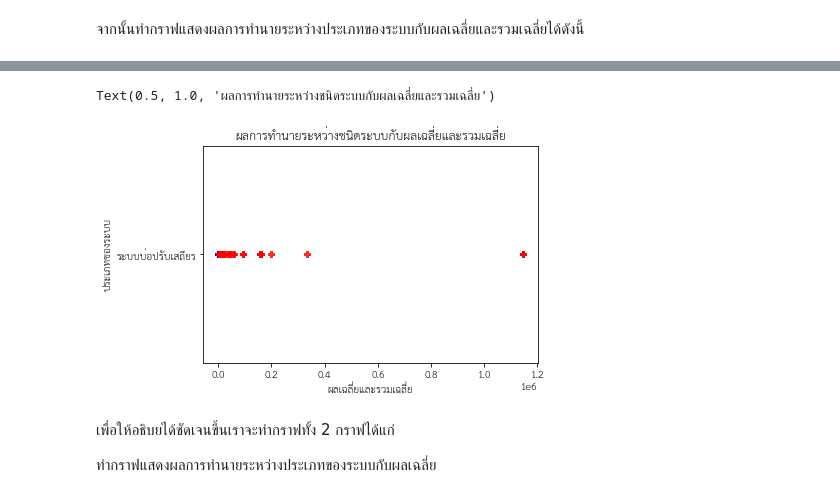
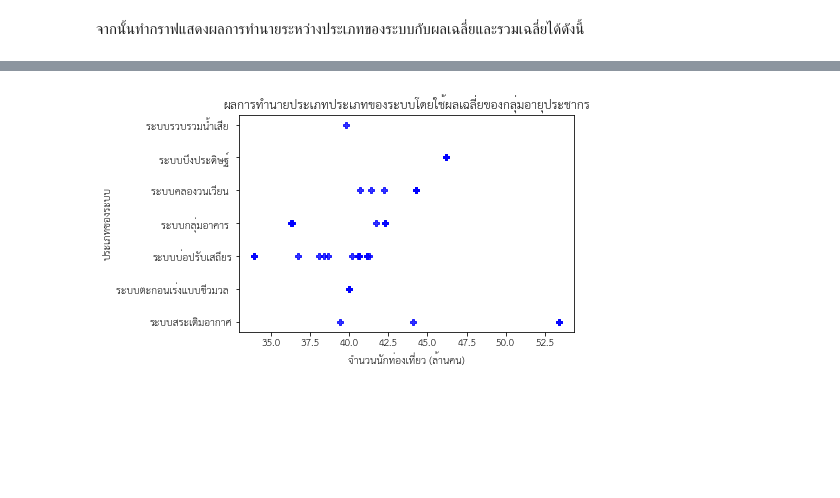
Before and after one commit to ParichayaHongthongkum/DWDM21, a Jupyter notebook: Project_for_Group.ipynb, the cells around one changed output, grey strips where cells are left out. Cells and saved outputs as stored; diff of their text form; code cells hidden in the pictures; blank space fills up the shorter version.

```diff
--- a/Project_for_Group.ipynb
+++ b/Project_for_Group.ipynb
@@ -22,6 +22,6 @@ Mounted at /content/drive
 import os # os ไว้จัดการไฟล์และถาท ถาทคือที่อยู่ของไฟล์
 # %%
 path = '/content/drive/My Drive/DWDM2021_DATA' #ชื่อ path ชี้ไปไฟล์ที่เราต้องการ
-data_BB = pd.read_csv(os.path.join(path,'กำจัดของเสีย.csv'))
+data_BB = pd.read_csv(os.path.join(path,'บำบัดของเสีย.csv'))
 data_BB #ข้อมูลหลักชุดที่ 1
 # %% [output]
@@ -567,4 +564,4 @@ table_3.plot.scatter('จังหวัด','ผลเฉลี่ย', s = 30)
 # %%
-data_1 = table_3[['จังหวัด','ประเภทของระบบ','ผลเฉลี่ย','รวมเฉลี่ย']] #เลือก colum ที่ต้องการจะศึกษา
+data_1 = table_3[['โซน','ภาค','จังหวัด','ประเภทของระบบ','ผลเฉลี่ย','รวมเฉลี่ย']] #เลือก colum ที่ต้องการจะศึกษา
 data_1
 # %% [output]
@@ -584,5 +766,5 @@ data_1
 # %%
-X = data_1[['ผลเฉลี่ย','รวมเฉลี่ย']] #กำหนดค่าของ X และ y เพื่อทำ decision tree ดูค่าความสัมพันธ์
+X = data_1[['โซน','ผลเฉลี่ย','รวมเฉลี่ย']] #กำหนดค่าของ X และ y เพื่อทำ decision tree ดูค่าความสัมพันธ์
 y = data_1['ประเภทของระบบ']
 # %%
 X
@@ -1041,14 +1261,8 @@ X_test
 # %%
-plt.plot(X_test['ผลเฉลี่ย'],perceptron3_final_result,'Pb',alpha =0.2)
-plt.plot(X_test['รวมเฉลี่ย'],perceptron3_final_result,'Pr',alpha = 0.8)
-plt.xlabel('ผลเฉลี่ยและรวมเฉลี่ย')
+plt.plot(X_test['ผลเฉลี่ย'],  mytree3_final_result,'Pb',alpha = 0.8)
+plt.xlabel('จำนวนนักท่องเที่ยว (ล้านคน)')
 plt.ylabel('ประเภทของระบบ')
-plt.title('ผลการทำนายระหว่างชนิดระบบกับผลเฉลี่ยและรวมเฉลี่ย')
+plt.title('ผลการทำนายประเภทประเภทของระบบโดยใช้ผลเฉลี่ยของกลุ่มอายุประชากร')
+plt.show()
 # %% [output]
-Text(0.5, 1.0, 'ผลการทำนายระหว่างชนิดระบบกับผลเฉลี่ยและรวมเฉลี่ย')
-[figure, old version]
+[figure, new version]
-# %% [markdown]
-
-เพื่อให้อธิบยได้ชัดเจนขึ้นเราจะทำกราฟทั้ง 2 กราฟได้แก่
-
-ทำกราฟแสดงผลการทำนายระหว่างประเภทของระบบกับผลเฉลี่ย
```
Also changed, not shown: parts of 75 cells of this notebook.
